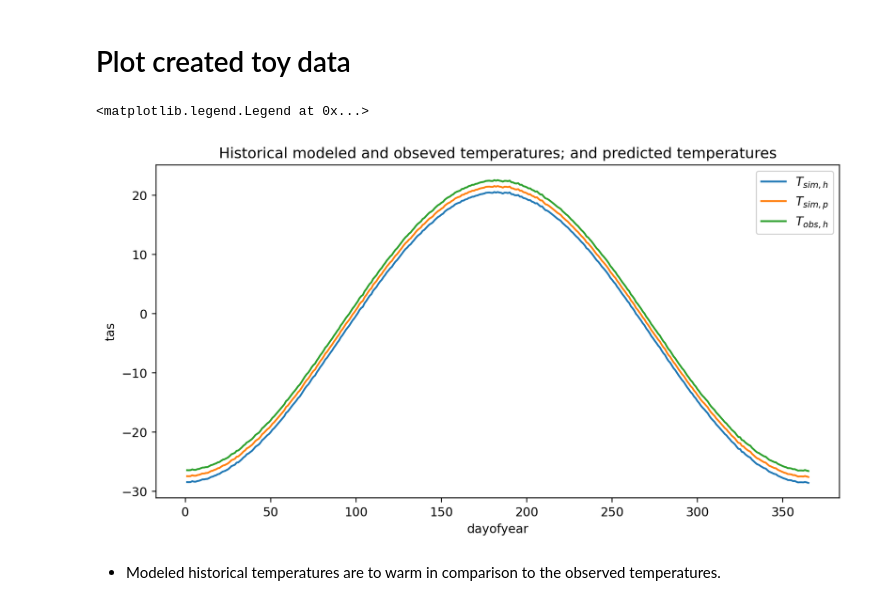
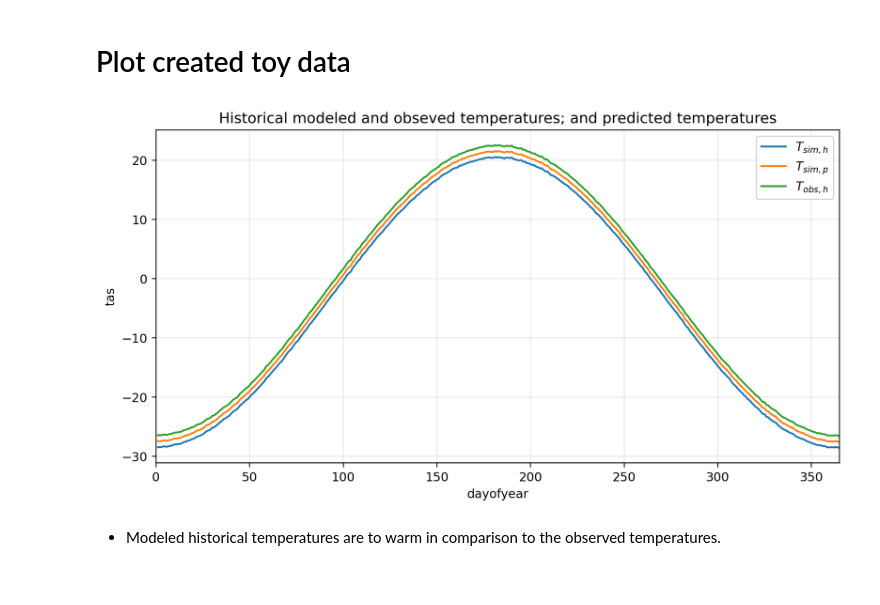
Before and after one commit to btschwertfeger/python-cmethods, a Jupyter notebook: examples.ipynb, the cells around one changed output. Saved outputs shown, nothing was run; the diff lists cells and outputs as text; code cells hidden in the pictures.

```diff
--- a/examples.ipynb
+++ b/examples.ipynb
@@ -54,13 +54,14 @@ simp = xr.DataArray(
 # %%
 plt.figure(figsize=(10,5),dpi=216)
 simh['tas'].groupby('time.dayofyear').mean(...).plot(label='$T_{sim,h}$')
 simp['tas'].groupby('time.dayofyear').mean(...).plot(label='$T_{sim,p}$')
 obsh['tas'].groupby('time.dayofyear').mean(...).plot(label='$T_{obs,h}$')
 plt.title('Historical modeled and obseved temperatures; and predicted temperatures')
-plt.legend()
+plt.xlim(0,365)
+plt.gca().grid(alpha=.3)
+plt.legend();
 # %% [output]
-<matplotlib.legend.Legend at 0x...>
-[figure, old version]
+[figure, new version]
 # %% [markdown]
 * Modeled historical temperatures are to warm in comparison to the observed temperatures.
 # %% [markdown]
```
Also changed, not shown: parts of 2 cells of this notebook, 7 other files.
